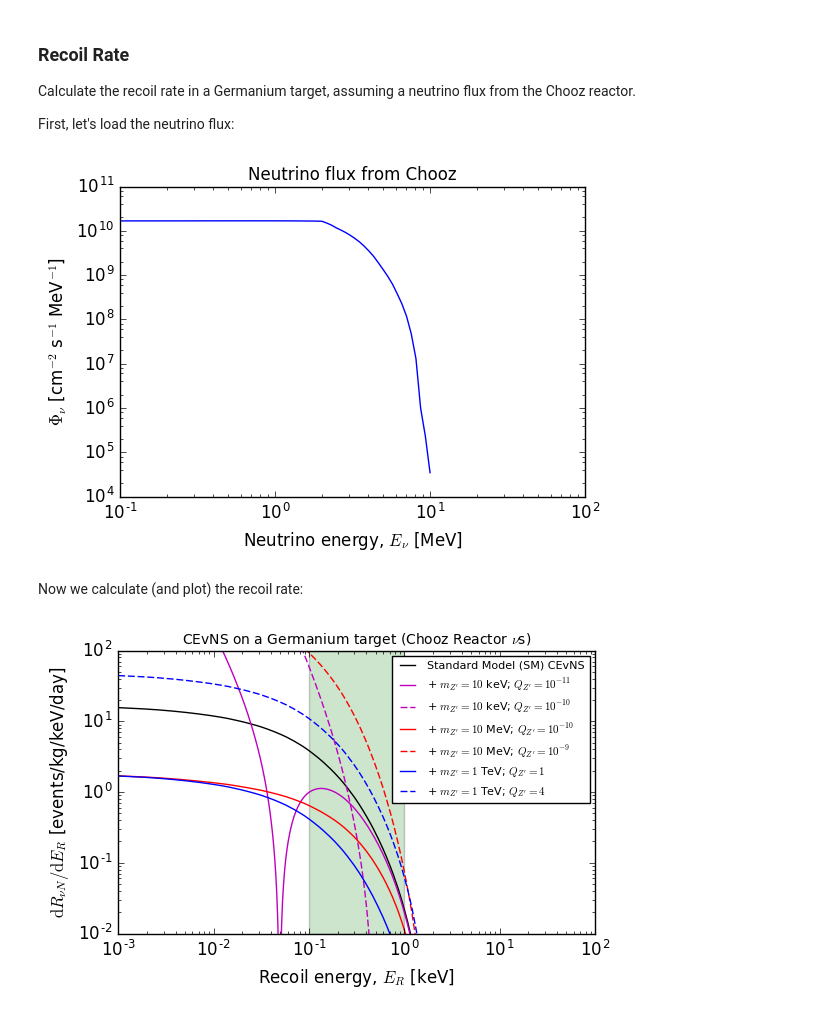
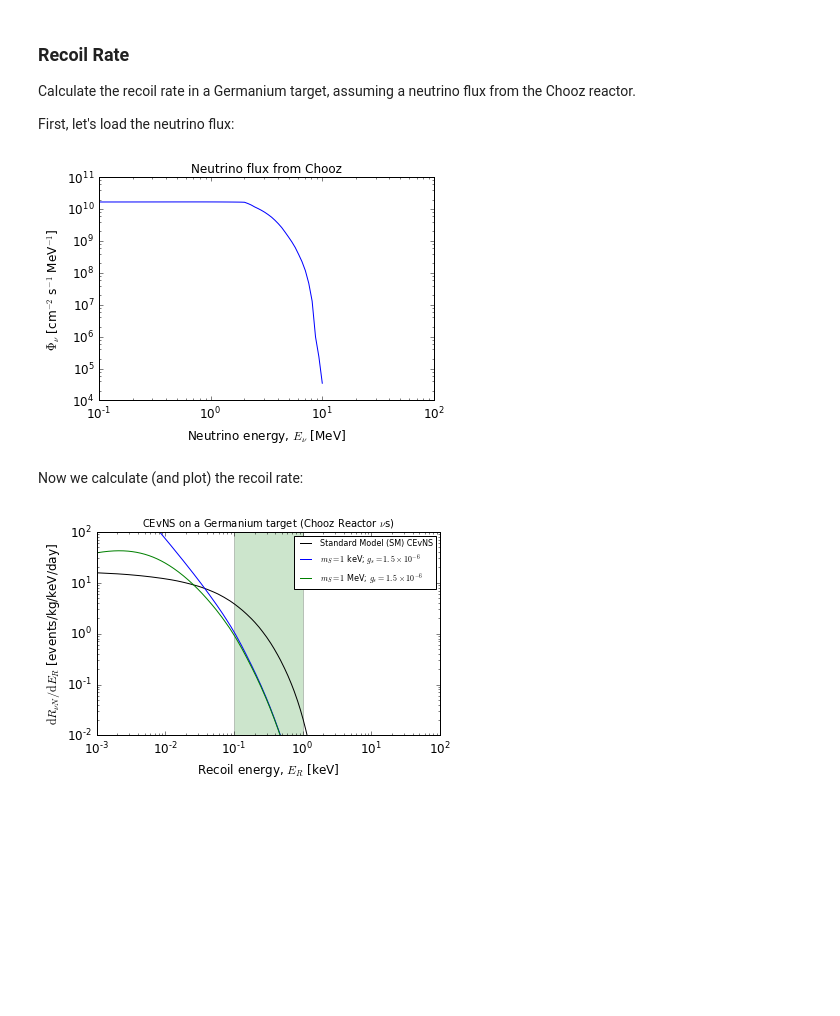
Before and after one commit to bradkav/CEvNS, a Jupyter notebook: CEvNS-examples.ipynb, the cells around one changed output. Saved outputs shown, nothing was run; the diff lists cells and outputs as text; code cells hidden in the pictures; blank space fills up the shorter version.

Commit message:
Updated and checked scalar contribution

```diff
--- a/CEvNS-examples.ipynb
+++ b/CEvNS-examples.ipynb
@@ -81,21 +81,21 @@ Calculate the recoil rate in a Germanium target, assuming a neutrino flux from t
 
 First, let's load the neutrino flux:
 # %%
-#Initialise neutrino_flux interpolation function
+#Initialise neutrino_flux interpolation function, using default settings
 CEvNS.loadNeutrinoFlux()
 
 #Plot neutrino flux
 E_nu = np.logspace(-1, 2,100)
 
 pl.figure()
-pl.loglog(E_nu, CEvNS.neutrino_flux(E_nu))
+pl.loglog(E_nu, CEvNS.neutrino_flux_tot(E_nu))
 
 pl.title(r"Neutrino flux from Chooz", fontsize=12)
 pl.xlabel(r"Neutrino energy, $E_\nu$ [MeV]")
 pl.ylabel(r"$\Phi_\nu$ [cm$^{-2}$ s$^{-1}$ MeV$^{-1}$]")
 pl.show()
 # %% [output]
-[figure, old version]
+[figure, new version]
 # %% [markdown]
 Now we calculate (and plot) the recoil rate:
 # %%
@@ -135,7 +135,7 @@ pl.figure(figsize=(6,4))
 
 pl.fill_between(np.linspace(0.1,1), 1e-2, 1e2, alpha=0.2, facecolor='green')
 
-interactions = ["SM","vector"]
+interactions = ["SM","scalar"]
 
 if ("SM" in interactions):
     pl.loglog(E_R, dRdE,'k',label="Standard Model (SM) CEvNS")
@@ -147,11 +147,11 @@ if ("magnetic" in interactions):
     pl.loglog(E_R, diffRate_mag(E_R, A_Ge, Z_Ge, 1.0e-9), label=r"$\mu_\nu = 1.0\times10^{-9}\, \mu_B$")
 
 if ("scalar" in interactions):
-    pl.loglog(E_R, diffRate_scalar(E_R, A_Ge, Z_Ge, 1e-9, 1e-2),label=r"$m_S = 10$ keV; $Q_S = 10^{-9}$")
-    pl.loglog(E_R, diffRate_scalar(E_R, A_Ge, Z_Ge, 5e-9, 5e-1),label=r"$m_S = 500$ keV; $Q_S = 5\times10^{-9}$")
-    pl.loglog(E_R, diffRate_scalar(E_R, A_Ge, Z_Ge, 1e-9, 1), label=r"$m_S = 1$ MeV; $Q_S = 10^{-9}$")
-    pl.loglog(E_R, diffRate_scalar(E_R, A_Ge, Z_Ge, 1e-8, 5),label=r"$m_S = 5$ MeV; $Q_S = 10^{-8}$")
-    pl.loglog(E_R, diffRate_scalar(E_R, A_Ge, Z_Ge, 5e-4, 1e3), label=r"$m_S = 1$ GeV; $Q_S = 5\times10^{-4}$")
+    pl.loglog(E_R, diffRate_scalar(E_R, A_Ge, Z_Ge, (1.5e-6)**2, 1e-3),label=r"$m_S = 1$ keV; $g_s = 1.5 \times 10^{-6}$")
+    pl.loglog(E_R, diffRate_scalar(E_R, A_Ge, Z_Ge, (1.5e-6)**2, 1e0),label=r"$m_S = 1$ MeV; $g_s = 1.5 \times 10^{-6}$")
+    #pl.loglog(E_R, diffRate_scalar(E_R, A_Ge, Z_Ge, 1e-9, 1), label=r"$m_S = 1$ MeV; $Q_S = 10^{-9}$")
+    #pl.loglog(E_R, diffRate_scalar(E_R, A_Ge, Z_Ge, 1e-8, 5),label=r"$m_S = 5$ MeV; $Q_S = 10^{-8}$")
+    #pl.loglog(E_R, diffRate_scalar(E_R, A_Ge, Z_Ge, 5e-4, 1e3), label=r"$m_S = 1$ GeV; $Q_S = 5\times10^{-4}$")
     #pl.loglog(E_R, diffRate_mag(E_R, A_Ge, Z_Ge, 2.9e-11), label=r"$\mu_\nu = 2.9\times10^{-11} \mu_B$")
 
 if ("Zprime" in interactions or "vector" in interactions):
@@ -159,31 +159,31 @@ if ("Zprime" in interactions or "vector" in interactions):
     pl.loglog(E_R, diffRate_CEvNS(E_R, A_Ge, Z_Ge, 1e-10, 1e-2), 'm--',dashes=(5, 2),label=r"+ $m_{Z'} = 10$ keV; $Q_{Z'} = 10^{-10}$")
 
     pl.loglog(E_R, diffRate_CEvNS(E_R, A_Ge, Z_Ge, 1e-10, 10), 'r-',label=r"+ $m_{Z'} = 10$ MeV; $Q_{Z'} = 10^{-10}$")
     pl.loglog(E_R, diffRate_CEvNS(E_R, A_Ge, Z_Ge, 1e-9, 10), 'r--',dashes=(5, 2),label=r"+ $m_{Z'} = 10$ MeV; $Q_{Z'} = 10^{-9}$")
 
     pl.loglog(E_R, diffRate_CEvNS(E_R, A_Ge, Z_Ge, 1, 1e6), 'b-',label=r"+ $m_{Z'} = 1$ TeV; $Q_{Z'} = 1$")
     pl.loglog(E_R, diffRate_CEvNS(E_R, A_Ge, Z_Ge, 4, 1e6), 'b--',dashes=(5, 2),label=r"+ $m_{Z'} = 1$ TeV; $Q_{Z'} = 4$")
 
 
     #pl.loglog(E_R, diffRate_CEvNS(E_R, A_Ge, Z_Ge, 1, 1e6), label=r"SM + $m_{Z'} = 1$ TeV; $Q_{Z'} = 1$")
 #pl.loglog(E_R, dRdE_lightZ,'plum', label=r"SM + $m_{Z'} = 1\,\, \mathrm{MeV}$")
 #pl.loglog(E_R, dRdE_heavyZ,label=r"SM + $m_{Z'} = 100\,\, \mathrm{GeV}$")
 #pl.loglog(E_R, diffRate_mag(E_R, A_Ge, Z_Ge, 1.0e-10), label=r"$\mu_\nu = 1.0\times10^{-10} \mu_B$")
 #pl.loglog(E_R, diffRate_mag(E_R, A_Ge, Z_Ge, 2.9e-11), label=r"$\mu_\nu = 2.9\times10^{-11} \mu_B$")
 
 #pl.loglog(E_R, dRdE_scalar, label=r"$m_{S} = 1\,\, \mathrm{MeV}$")
 
 pl.ylim(1e-2, 1e2)
 pl.xlim(1e-3, 1e2)
 
 pl.legend(fontsize=8.0, loc="best")
 
 pl.title(r"CEvNS on a Germanium target (Chooz Reactor $\nu$s)", fontsize=10)
 pl.xlabel(r"Recoil energy, $E_R$ [keV]")
 pl.ylabel(r"$\mathrm{d}R_{\nu N}/\mathrm{d}E_R$ [events/kg/keV/day]")
 pl.tight_layout()
 pl.savefig("CEvNS_rate_Zprime.pdf", bbox_inches="tight")
 
 pl.show()
 # %% [output]
-[figure, old version]
+[figure, new version]
```
Also changed, not shown: parts of 1 cell of this notebook, 2 other files.
